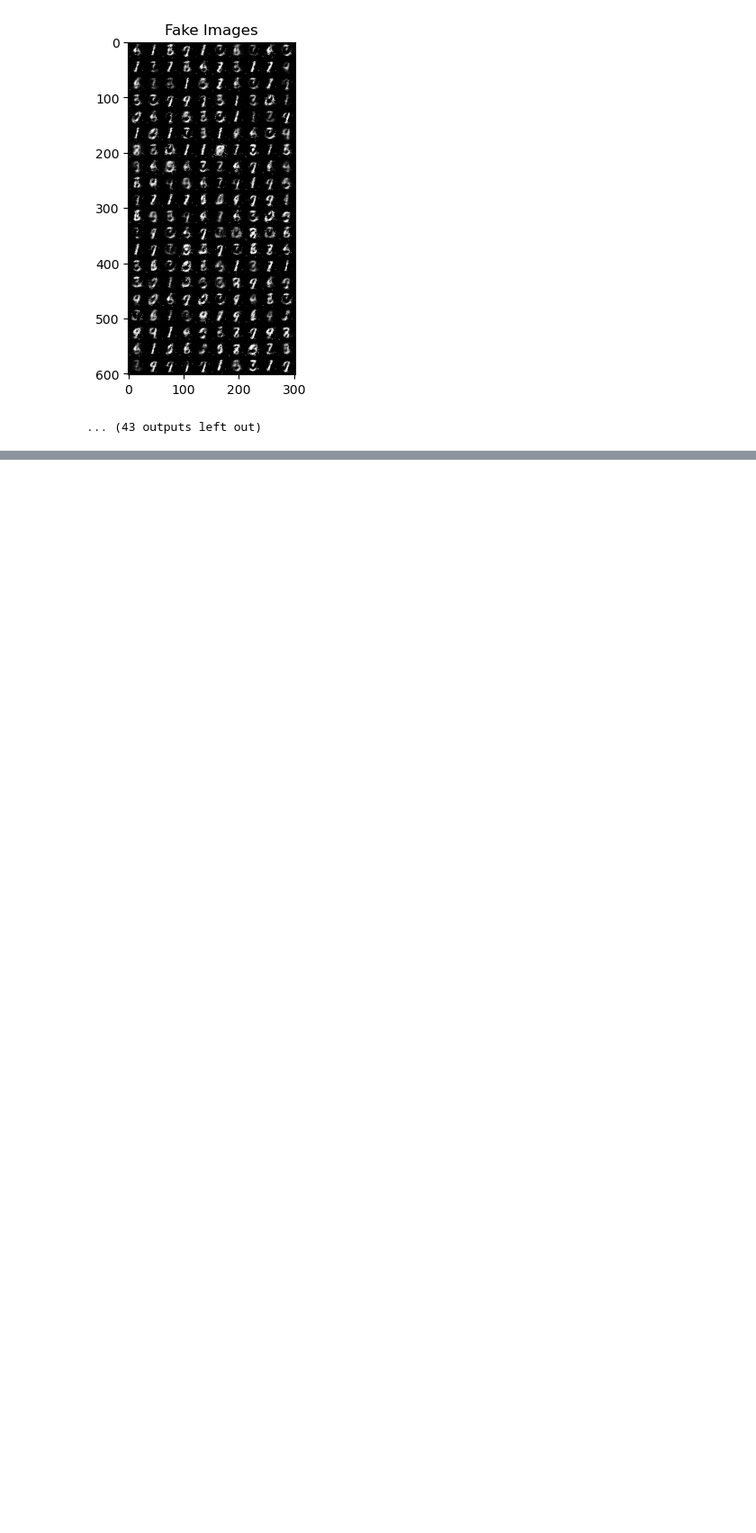
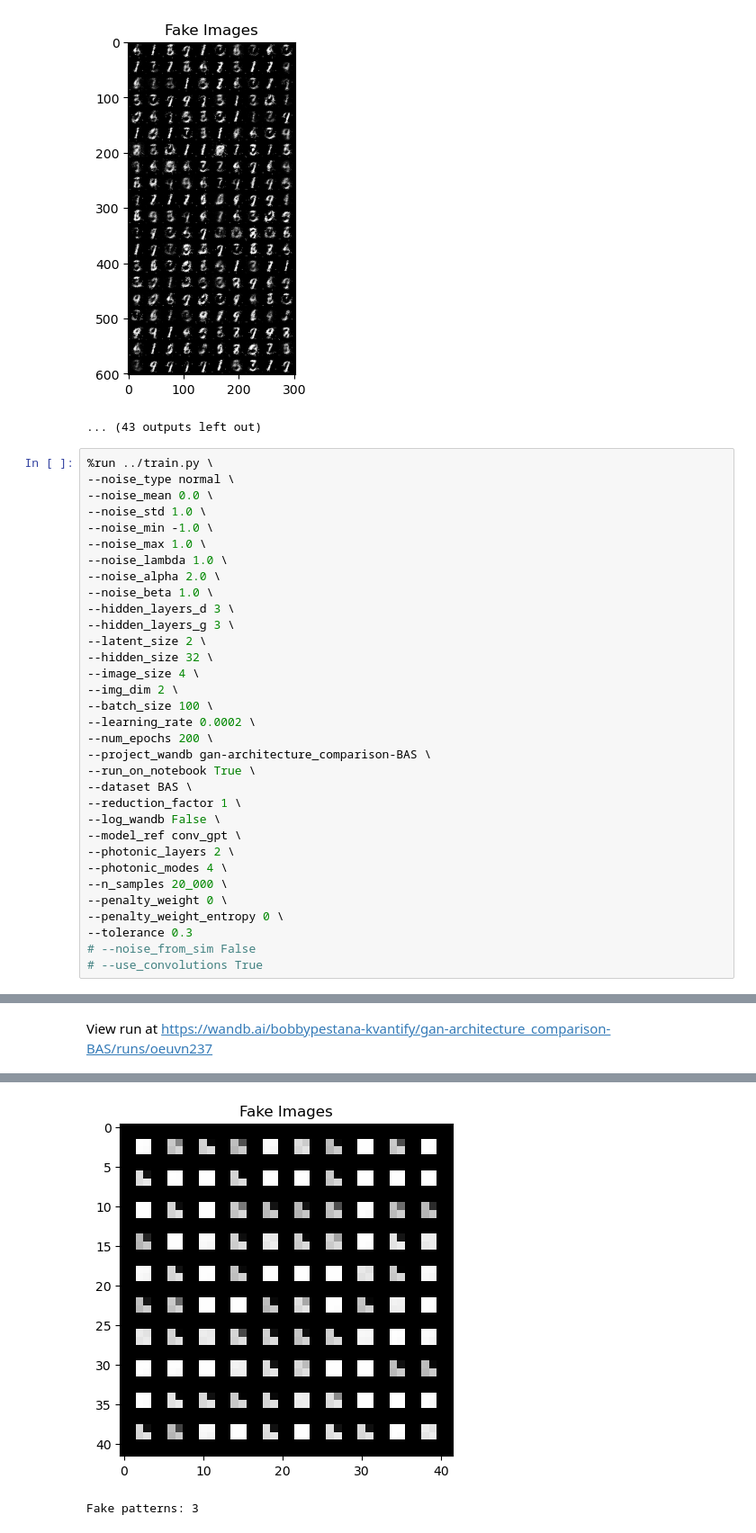
Before and after one commit to bobbypestana/gan_noise, a Jupyter notebook: notebooks/explore_training.ipynb, the cells around one changed output, grey strips where cells are left out. Shown at 90% size. Drawn from its saved outputs; the diff is of its cells as text; blank space fills up the shorter version.

```diff
--- a/notebooks/explore_training.ipynb
+++ b/notebooks/explore_training.ipynb
@@ -78,3 +78,37 @@ Epoch [39/200], Step [225/300], D Loss: 0.3562, G Loss: 2.9583, D(x): 0.88, D(G(
 Epoch [39/200], Step [300/300], D Loss: 0.2293, G Loss: 3.3655, D(x): 0.93, D(G(z)): 0.10, Time Elapsed: 7.10 sec
 [figure]
 ... (43 outputs left out)
+# %%
+%run ../train.py \
+--noise_type normal \
+--noise_mean 0.0 \
+--noise_std 1.0 \
+--noise_min -1.0 \
+--noise_max 1.0 \
+--noise_lambda 1.0 \
+--noise_alpha 2.0 \
+--noise_beta 1.0 \
+--hidden_layers_d 3 \
+--hidden_layers_g 3 \
+--latent_size 2 \
+--hidden_size 32 \
+--image_size 4 \
+--img_dim 2 \
+--batch_size 100 \
+--learning_rate 0.0002 \
+--num_epochs 200 \
+--project_wandb gan-architecture_comparison-BAS \
+--run_on_notebook True \
+--dataset BAS \
+--reduction_factor 1 \
+--log_wandb False \
+--model_ref conv_gpt \
+--photonic_layers 2 \
+--photonic_modes 4 \
+--n_samples 20_000 \
+--penalty_weight 0 \
+--penalty_weight_entropy 0 \
+--tolerance 0.3
+# --noise_from_sim False
+# --use_convolutions True
+# %% [output]
@@ -80,0 +119 @@ Epoch [39/200], Step [300/300], D Loss: 0.2293, G Loss: 3.3655, D(x): 0.93, D(G(
+View run at https://wandb.ai/bobbypestana-kvantify/gan-architecture_comparison-BAS/runs/oeuvn237
@@ -80,0 +137,2 @@ Epoch [39/200], Step [300/300], D Loss: 0.2293, G Loss: 3.3655, D(x): 0.93, D(G(
+[figure, added]
+Fake patterns: 3
```
Also changed, not shown: parts of 1 cell of this notebook, 3 other files.
